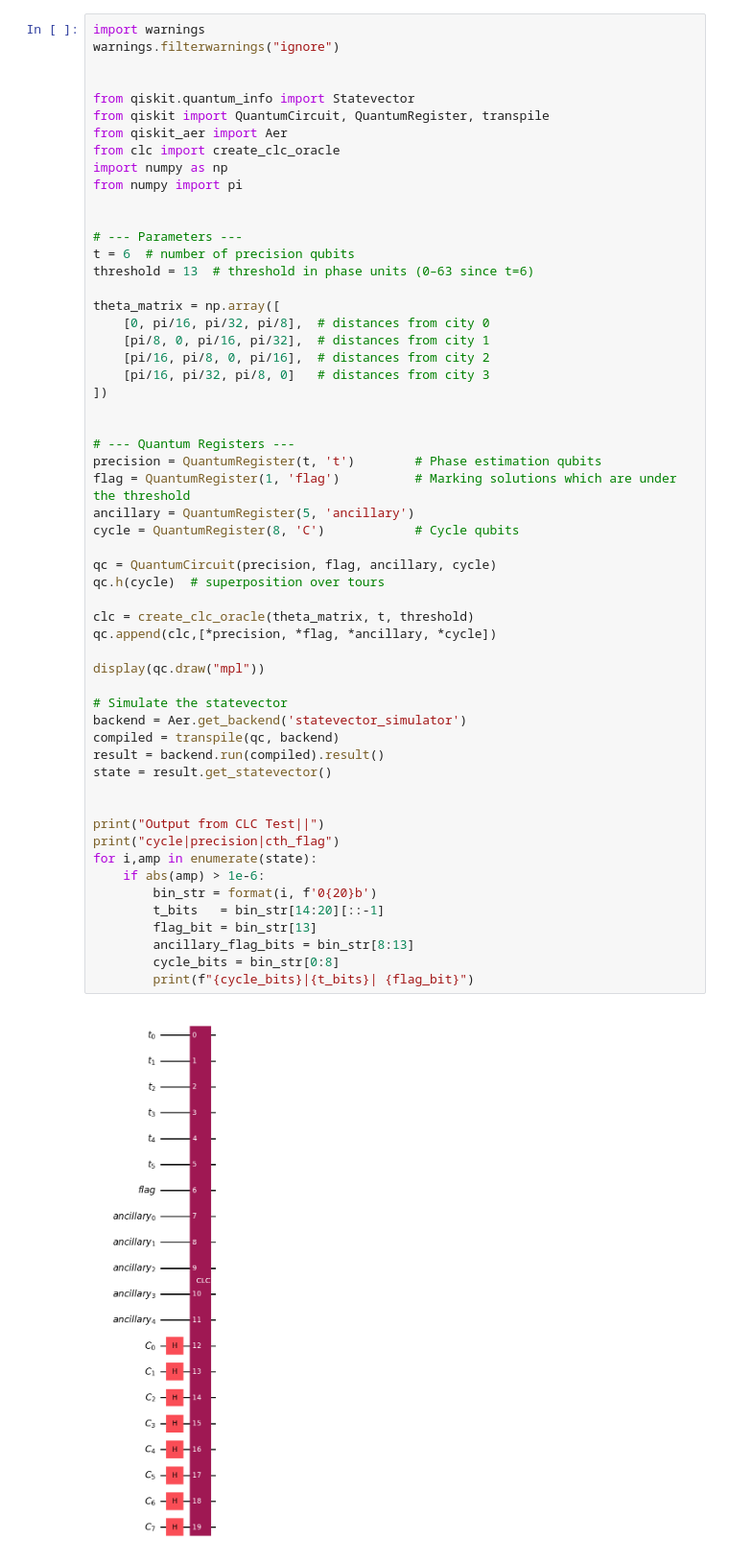
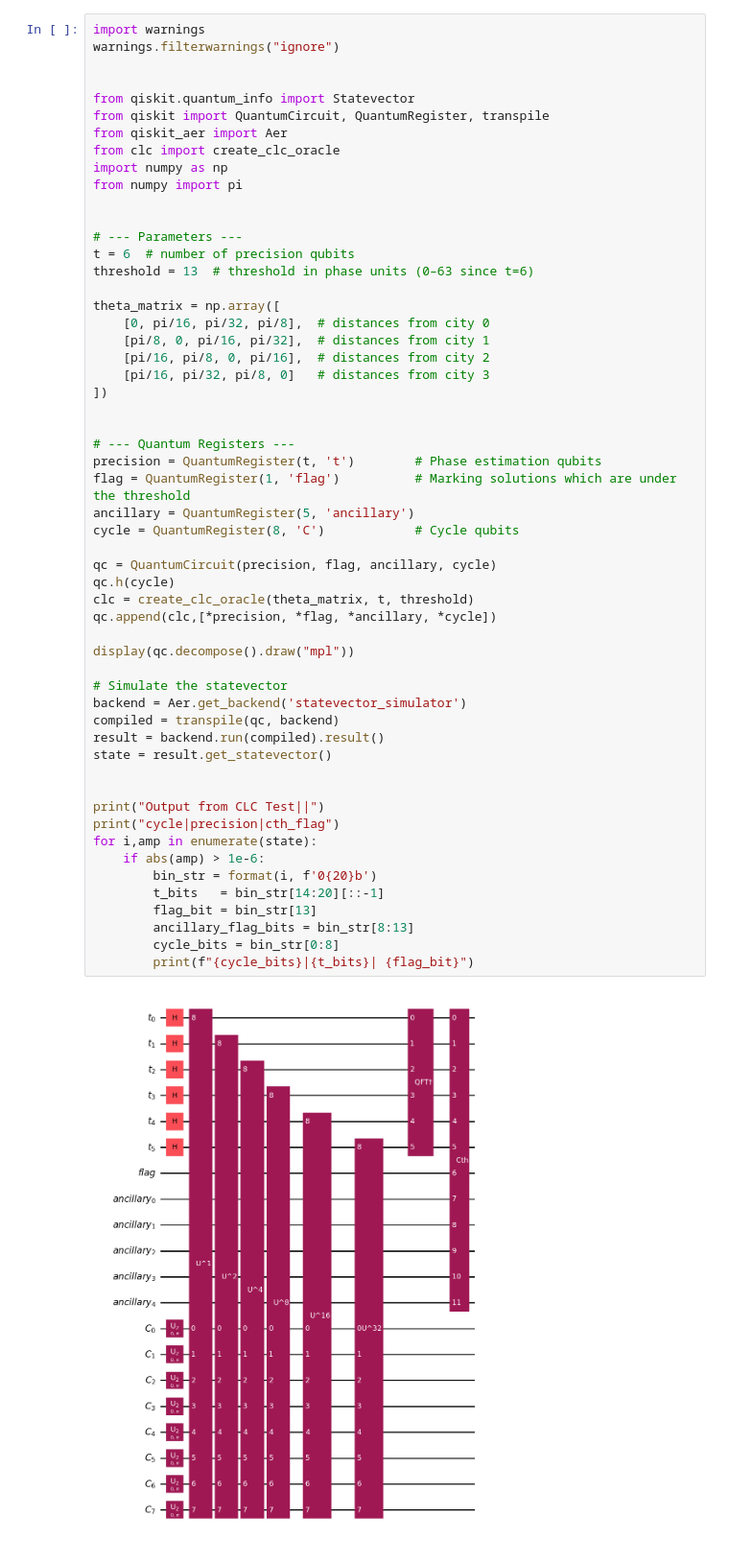
Before and after one commit to rbalak/qcml-tsp, a Jupyter notebook: gas-based/clc_test.ipynb, the cells around one changed output. Shown: that part at 96% size. Saved outputs shown, nothing was run; the diff lists cells and outputs as text.

```diff
--- a/gas-based/clc_test.ipynb
+++ b/gas-based/clc_test.ipynb
@@ -25,37 +25,36 @@ theta_matrix = np.array([
 
 # --- Quantum Registers ---
 precision = QuantumRegister(t, 't')        # Phase estimation qubits
 flag = QuantumRegister(1, 'flag')          # Marking solutions which are under the threshold
 ancillary = QuantumRegister(5, 'ancillary')
 cycle = QuantumRegister(8, 'C')            # Cycle qubits
 
 qc = QuantumCircuit(precision, flag, ancillary, cycle)
-qc.h(cycle)  # superposition over tours
-
+qc.h(cycle)
 clc = create_clc_oracle(theta_matrix, t, threshold)
 qc.append(clc,[*precision, *flag, *ancillary, *cycle])
 
-display(qc.draw("mpl"))
+display(qc.decompose().draw("mpl"))
 
 # Simulate the statevector
 backend = Aer.get_backend('statevector_simulator')
 compiled = transpile(qc, backend)
 result = backend.run(compiled).result()
 state = result.get_statevector()
 
 
 print("Output from CLC Test||")
 print("cycle|precision|cth_flag")
 for i,amp in enumerate(state):
     if abs(amp) > 1e-6:
         bin_str = format(i, f'0{20}b')
         t_bits   = bin_str[14:20][::-1]
         flag_bit = bin_str[13]
         ancillary_flag_bits = bin_str[8:13]
         cycle_bits = bin_str[0:8]
         print(f"{cycle_bits}|{t_bits}| {flag_bit}")
 # %% [output]
-[figure, old version]
+[figure, new version]
 Output from CLC Test||
 cycle|precision|cth_flag
 00000000|001000| 1
```
Also changed, not shown: 5 other files.
